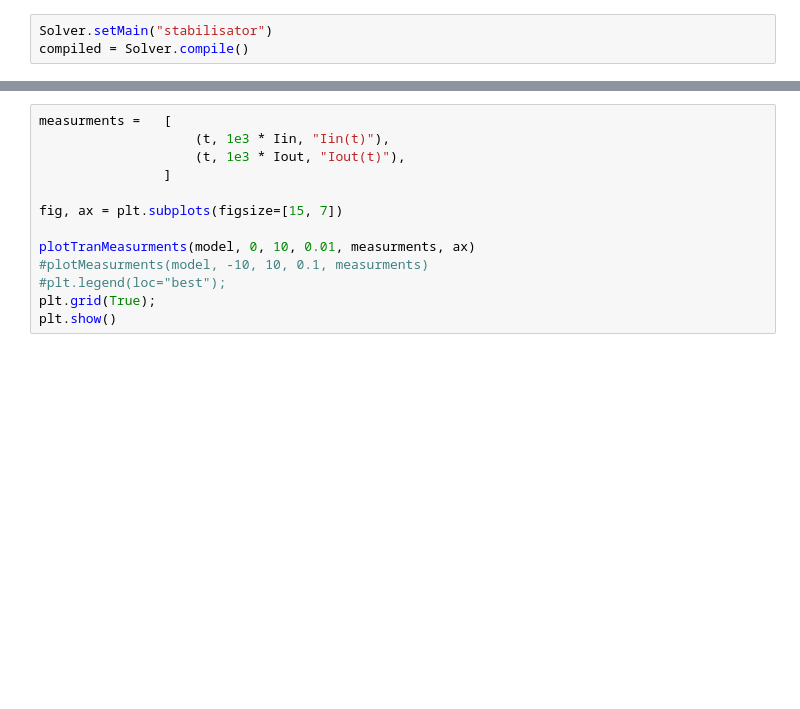
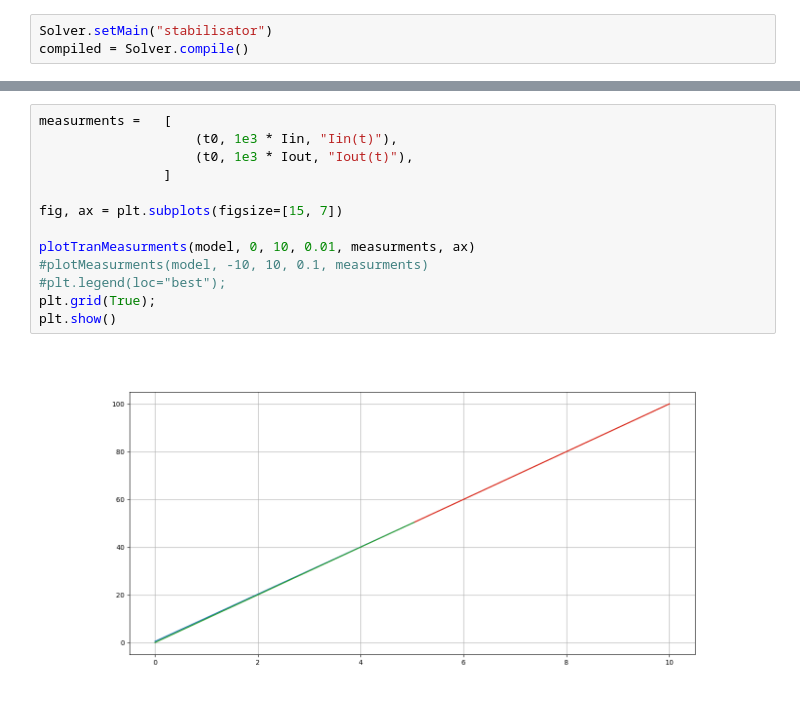
Before and after one commit to Baby1991/Symbolic-Spice, a Jupyter notebook: stabiliser.ipynb, the cells around one changed output, grey strips where cells are left out. Saved outputs shown, nothing was run; the diff lists cells and outputs as text; blank space fills up the shorter version.

```diff
--- a/stabiliser.ipynb
+++ b/stabiliser.ipynb
@@ -62,16 +159,18 @@ plt.show()
 # %%
 measurments =   [
-                    (t, 1e3 * Iin, "Iin(t)"),
-                    (t, 1e3 * Iout, "Iout(t)"),
+                    (t0, 1e3 * Iin, "Iin(t)"),
+                    (t0, 1e3 * Iout, "Iout(t)"),
                 ]
 
 fig, ax = plt.subplots(figsize=[15, 7])
 
 plotTranMeasurments(model, 0, 10, 0.01, measurments, ax)
 #plotMeasurments(model, -10, 10, 0.1, measurments)
 #plt.legend(loc="best");
 plt.grid(True);
 plt.show()
+# %% [output]
+[figure, added]
 # %%
 measurments =   [
                     (Vout, 1e3 * Iout, "Iin(t)"),
```
Also changed, not shown: parts of 7 cells of this notebook, 3 other files.
